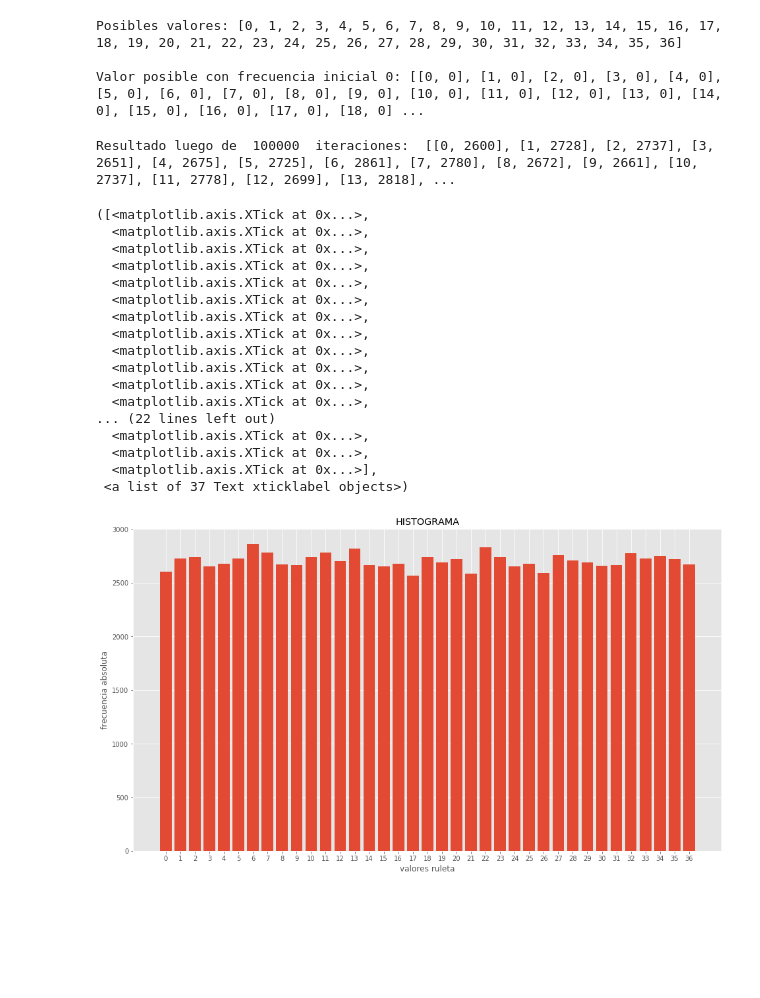
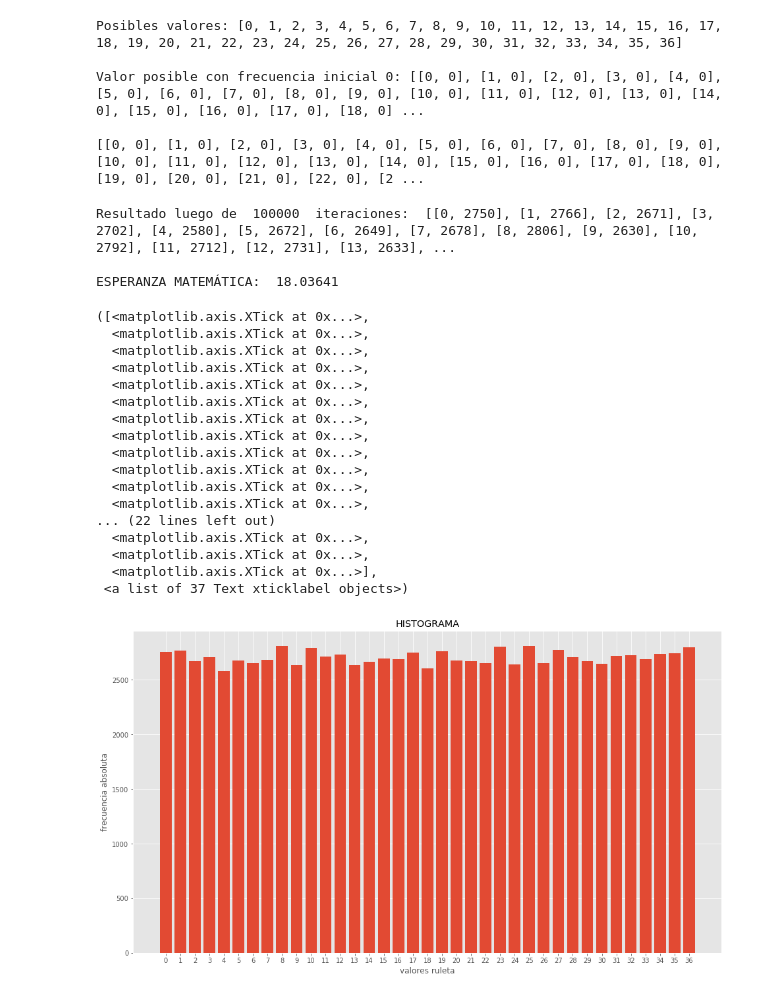
Before and after one commit to robagliom/ruleta, a Jupyter notebook: ruleta.ipynb, the cells around one changed output. Saved outputs shown, nothing was run; the diff lists cells and outputs as text; code cells hidden in the pictures; blank space fills up the shorter version.

```diff
--- a/ruleta.ipynb
+++ b/ruleta.ipynb
@@ -15,55 +15,74 @@ for i in lista_posible:
     #i valor posible, 0 frecuencia absoluta
     lista_general.append([i,0])
 print('Valor posible con frecuencia inicial 0:',lista_general,'\n')
+lista_en_cero = lista_general
 # %% [output]
 Posibles valores: [0, 1, 2, 3, 4, 5, 6, 7, 8, 9, 10, 11, 12, 13, 14, 15, 16, 17, 18, 19, 20, 21, 22, 23, 24, 25, 26, 27, 28, 29, 30, 31, 32, 33, 34, 35, 36]
 
 Valor posible con frecuencia inicial 0: [[0, 0], [1, 0], [2, 0], [3, 0], [4, 0], [5, 0], [6, 0], [7, 0], [8, 0], [9, 0], [10, 0], [11, 0], [12, 0], [13, 0], [14, 0], [15, 0], [16, 0], [17, 0], [18, 0] ...
+
+[[0, 0], [1, 0], [2, 0], [3, 0], [4, 0], [5, 0], [6, 0], [7, 0], [8, 0], [9, 0], [10, 0], [11, 0], [12, 0], [13, 0], [14, 0], [15, 0], [16, 0], [17, 0], [18, 0], [19, 0], [20, 0], [21, 0], [22, 0], [2 ...
 # %%
 #Vamos a tirar la ruleta muchas veces para ver qué valores salen
 cant = 100000
 for i in range(cant):
     numero_sale = random.randrange(37)
+    #print('*******',i,numero_sale)
     for n in lista_general:
         #n[0] valor posible
         #n[1] cantidad de apariciones
         if numero_sale == n[0]:
             #incremento cantidad de apariciones
             n[1] += 1
-print('Resultado luego de ',cant,' iteraciones: ',lista_general)
+print('Resultado luego de ',cant,' iteraciones: ',lista_general,'\n')
+
+#Esperanza matemática
+esperanza = 0
+for i in lista_general:
+    #print(i[0],i[1],i[1]/cant)
+    #Frecuencia relativa: i[1]/cant, cuando n tiende a infinito, la Fr tiende a P(x)
+    #E(X) = Suma(x.P(x))
+
+    esperanza += i[0]*(i[1]/cant)
+print('ESPERANZA MATEMÁTICA: ',esperanza)
 # %% [output]
-Resultado luego de  100000  iteraciones:  [[0, 2600], [1, 2728], [2, 2737], [3, 2651], [4, 2675], [5, 2725], [6, 2861], [7, 2780], [8, 2672], [9, 2661], [10, 2737], [11, 2778], [12, 2699], [13, 2818], ...
+Resultado luego de  100000  iteraciones:  [[0, 2750], [1, 2766], [2, 2671], [3, 2702], [4, 2580], [5, 2672], [6, 2649], [7, 2678], [8, 2806], [9, 2630], [10, 2792], [11, 2712], [12, 2731], [13, 2633], ...
+
+ESPERANZA MATEMÁTICA:  18.03641
 # %%
+#Gráfica 1
 #Histograma
 lista_frecuencias = []
 for i in lista_general:
-    lista_frecuencias.append(str(i[1]))
+    lista_frecuencias.append(i[1])
+
 #Transformamos la lista a enteros
 lista_frec = np.array(lista_frecuencias).astype(int)
+
 #plt.axes((0.1, 0.3, 0.8, 0.6))  # Definimos la posición de los ejes
 plt.bar(lista_posible, lista_frec)  # Dibujamos el gráfico de barras
 #plt.ylim(550,650)  # Limitamos los valores del eje y
 plt.title('HISTOGRAMA')  # Colocamos el título
 plt.xlabel('valores ruleta') # Nombre x
 plt.ylabel('frecuencia absoluta') # Nombre y
 plt.xticks(lista_posible, lista_posible, rotation = 0) #ponemos valores posibles en eje x
 # %% [output]
 ([<matplotlib.axis.XTick at 0x...>,
   <matplotlib.axis.XTick at 0x...>,
   <matplotlib.axis.XTick at 0x...>,
   <matplotlib.axis.XTick at 0x...>,
   <matplotlib.axis.XTick at 0x...>,
   <matplotlib.axis.XTick at 0x...>,
   <matplotlib.axis.XTick at 0x...>,
   <matplotlib.axis.XTick at 0x...>,
   <matplotlib.axis.XTick at 0x...>,
   <matplotlib.axis.XTick at 0x...>,
   <matplotlib.axis.XTick at 0x...>,
   <matplotlib.axis.XTick at 0x...>,
 ... (22 lines left out)
   <matplotlib.axis.XTick at 0x...>,
   <matplotlib.axis.XTick at 0x...>,
   <matplotlib.axis.XTick at 0x...>],
  <a list of 37 Text xticklabel objects>)
-[figure, old version]
+[figure, new version]
 # %%
```
Also changed, not shown: parts of 2 cells of this notebook.
